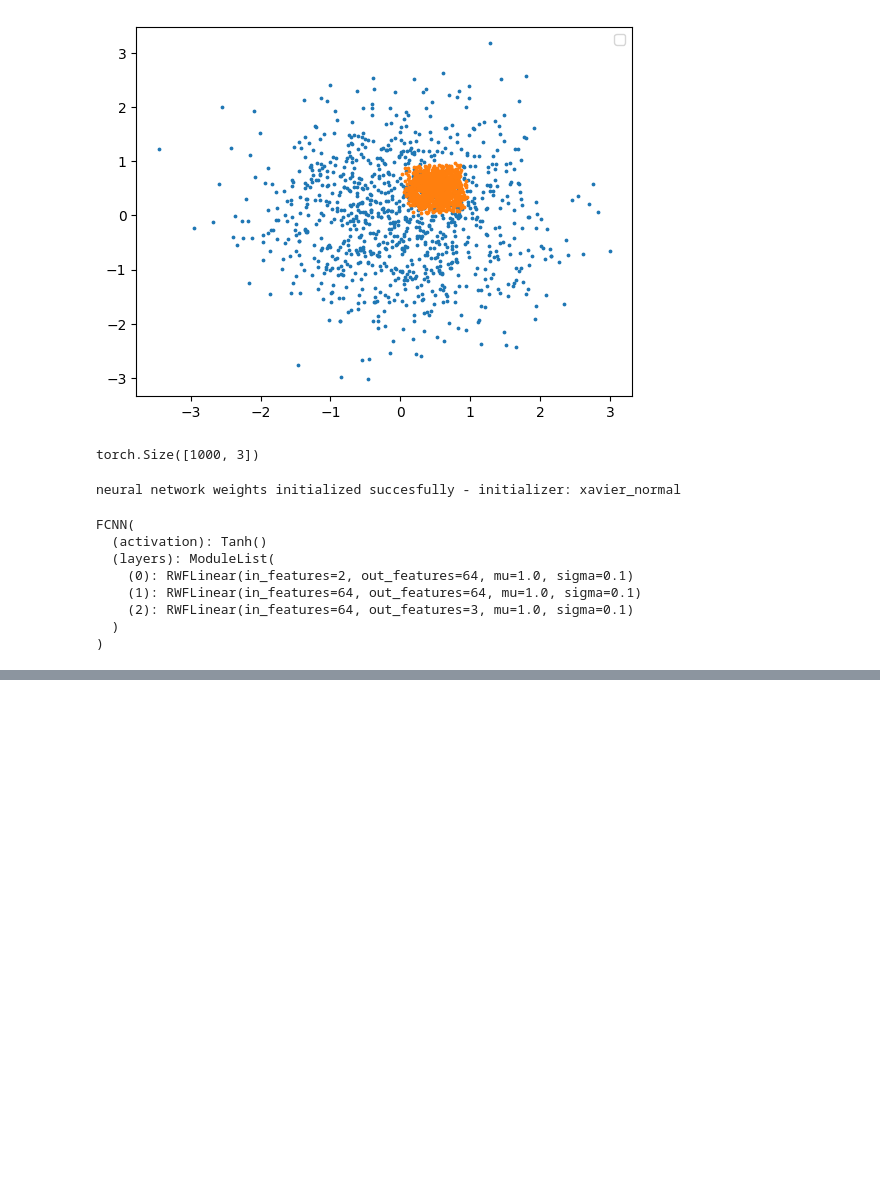
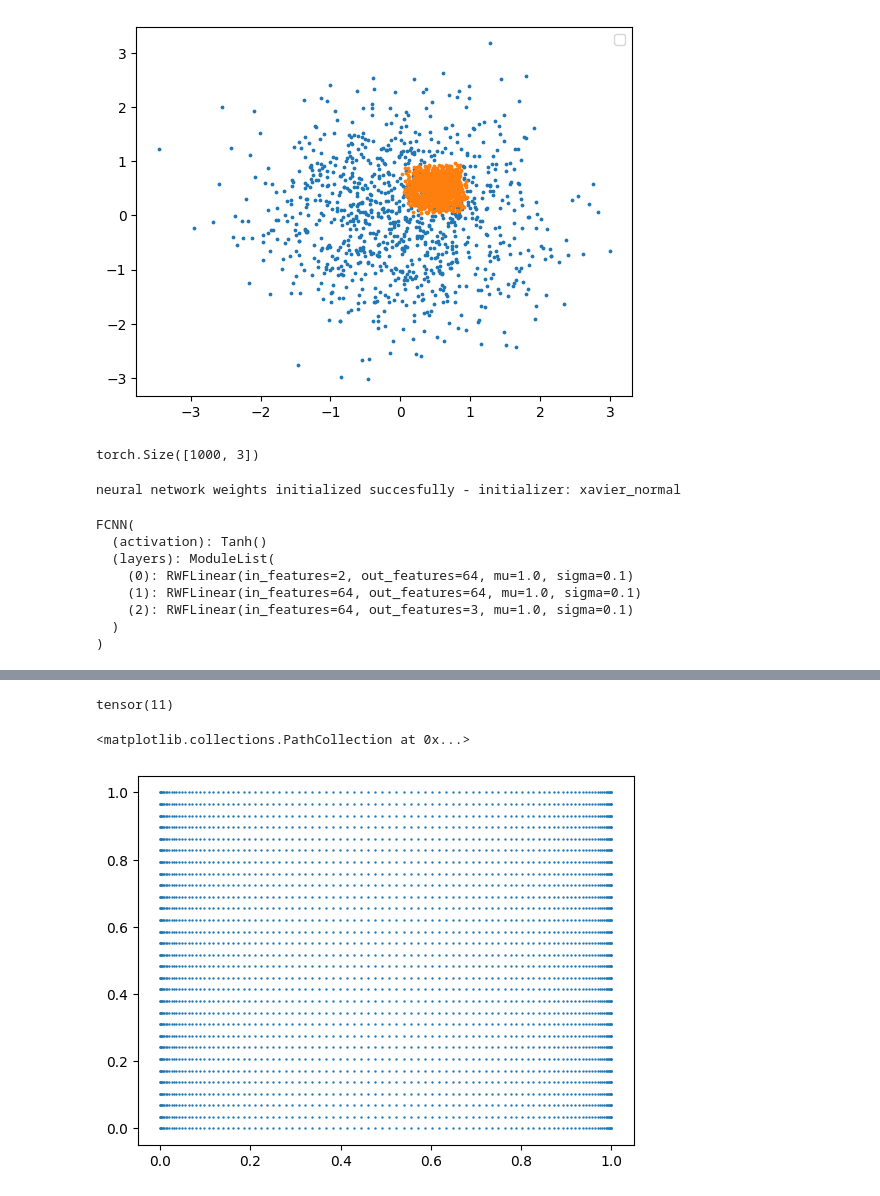
Before and after one commit to geovlach10/Spheroid_PINN, a Jupyter notebook: notebooks/playground.ipynb, the cells around one changed output, grey strips where cells are left out. Drawn from its saved outputs; the diff is of its cells as text; code cells hidden in the pictures; blank space fills up the shorter version.

```diff
--- a/notebooks/playground.ipynb
+++ b/notebooks/playground.ipynb
@@ -204,0 +245,24 @@ FCNN(
+# %%
+x.sum()
+# %% [output]
+tensor(11)
+# %%
+# chebyshev nodes ...
+
+import numpy as np
+import matplotlib.pyplot as plt
+
+x_min = 0.0;    x_max = 1.0;    nx = 100;    theta_x = np.linspace(np.pi, 0, nx)
+y_min = 0.0;    y_max = 1.0;    ny = 30;    theta_y = np.linspace(np.pi, 0, ny)
+
+x = 0.5 * (x_max + x_min) - 0.5 * (x_max - x_min) * np.cos(theta_x)
+# y = 0.5 * (y_max + y_min) - 0.5 * (y_max - y_min) * np.cos(theta_y)
+y = np.linspace(0, 1, ny)
+
+X, Y = np.meshgrid(x, y)
+p = np.column_stack((X.ravel(), Y.ravel()))
+
+plt.scatter(p[:, 0:1], p[:, 1], s=0.5)
+# %% [output]
+<matplotlib.collections.PathCollection at 0x...>
+[figure, added]
```
Also changed, not shown: parts of 3 cells of this notebook, 1 other file.
